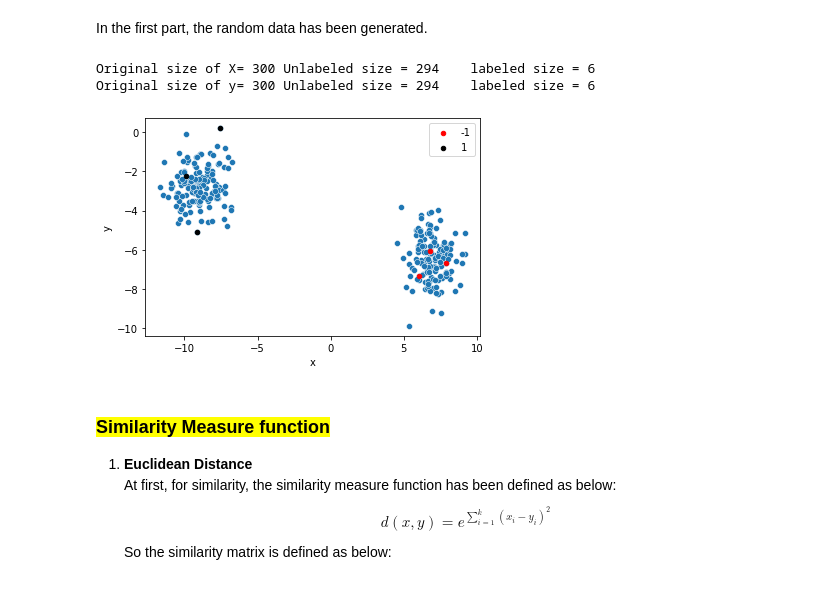
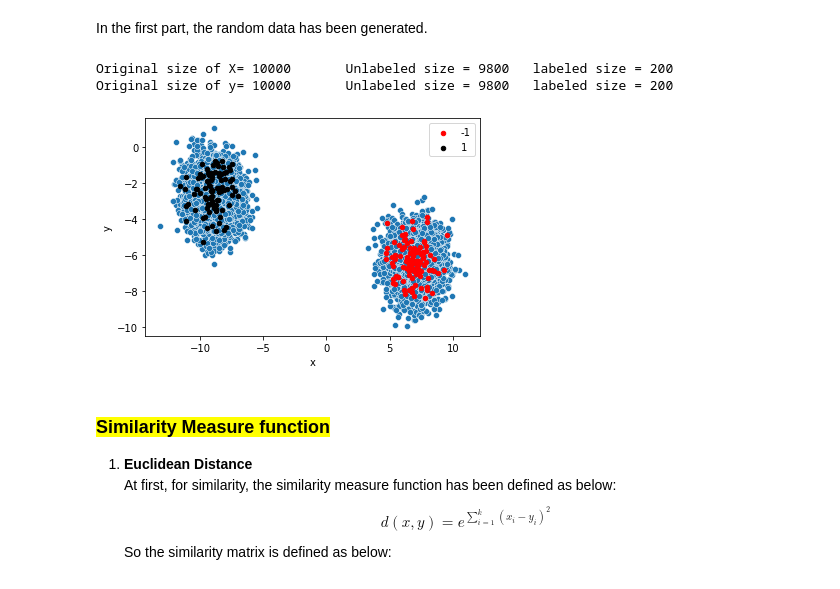
Before and after one commit to mojeee/OptimizationFor-DataScience, a Jupyter notebook: HW/Optimization.ipynb, the cells around one changed output. Saved outputs shown, nothing was run; the diff lists cells and outputs as text; code cells hidden in the pictures.

```diff
--- a/HW/Optimization.ipynb
+++ b/HW/Optimization.ipynb
@@ -22,25 +22,25 @@ from sklearn.metrics.pairwise import euclidean_distances
 # %%
 # generate 2d classification dataset
 np.random.seed(15)
-X, y = make_blobs(n_samples=300, centers=2, n_features=2)
+X, y = make_blobs(n_samples=10000, centers=2, n_features=2)
 x_Unlabeled ,x_labeled_bar,y1,y_label = train_test_split(X,y,test_size=0.02)
 
 print(f"Original size of X= {X.shape[0]}\tUnlabeled size = {x_Unlabeled.shape[0]}\tlabeled size = {x_labeled_bar.shape[0]}")
 print(f"Original size of y= {y.shape[0]}\tUnlabeled size = {y1.shape[0]}\tlabeled size = {y_label.shape[0]}")
 
 y_label=y_label*2-1
 df = DataFrame(dict(x=x_labeled_bar[:,0], y=x_labeled_bar[:,1], label=y_label))
 colors = {-1:'red', 1:'black'}
 fig, ax = pyplot.subplots()
 grouped = df.groupby('label')
 sns.scatterplot(ax=ax,x=X[:,0],y=X[:,1])
 for key, group in grouped:
     group.plot(ax=ax, kind='scatter', x='x', y='y', label=key, color=colors[key])
 pyplot.show()
 # %% [output]
-Original size of X= 300 Unlabeled size = 294    labeled size = 6
-Original size of y= 300 Unlabeled size = 294    labeled size = 6
+Original size of X= 10000       Unlabeled size = 9800   labeled size = 200
+Original size of y= 10000       Unlabeled size = 9800   labeled size = 200
-[figure, old version]
+[figure, new version]
 # %% [markdown]
 ### <mark><b>Similarity Measure function</b></mark>
 
```
Also changed, not shown: parts of 13 cells of this notebook.
